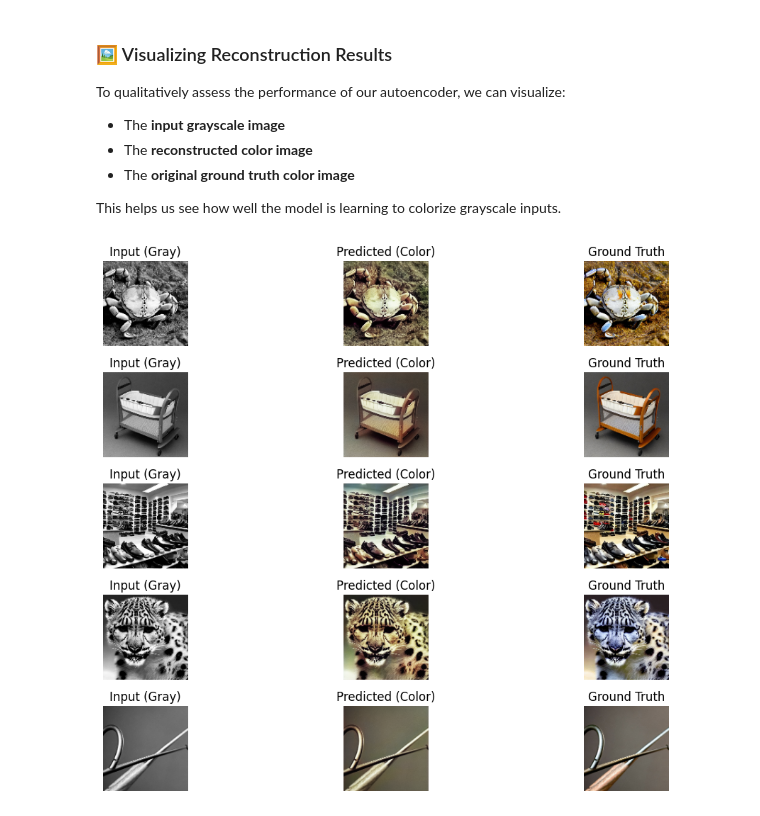
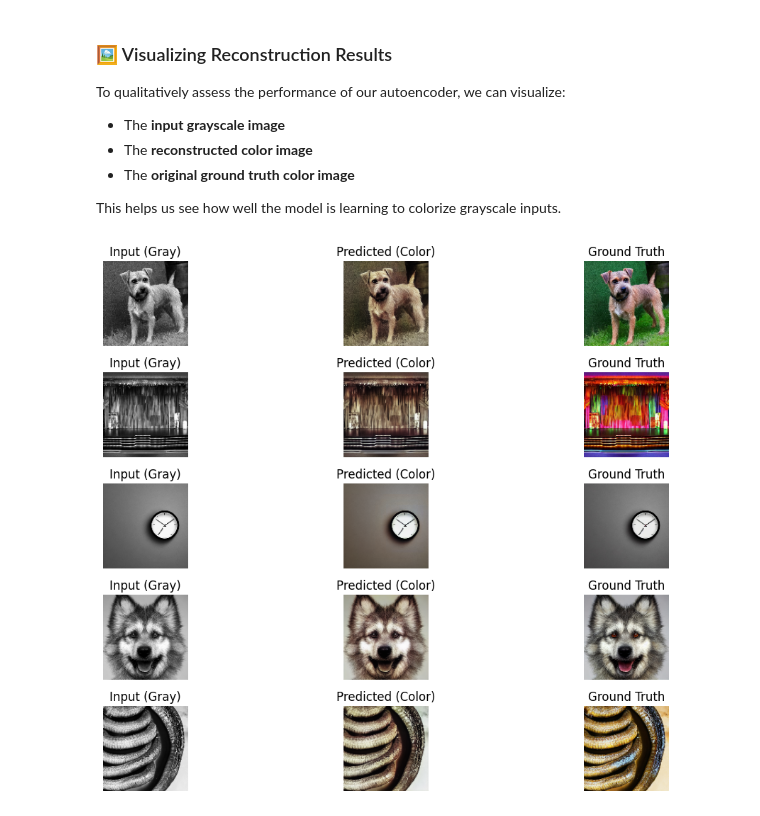
Before and after one commit to wassimrahmoun/ColorNet, a Jupyter notebook: notebook/colornet.ipynb, the cells around one changed output. Drawn from its saved outputs; the diff is of its cells as text; code cells hidden in the pictures.

```diff
--- a/notebook/colornet.ipynb
+++ b/notebook/colornet.ipynb
@@ -376,3 +396,6 @@ grayscale_imgs, real_color_imgs = test_batch
+# %%
+test_batch = next(iter(val_dataset.take(2)))
+grayscale_imgs, real_color_imgs = test_batch
 # %%
 predicted_color_imgs = autoencoder.predict(grayscale_imgs)
 # %% [output]
@@ -390,27 +413,27 @@ This helps us see how well the model is learning to colorize grayscale inputs.
 # %%
 n = 5
 plt.figure(figsize=(12, 8))
 
 for i in range(n):
     # Grayscale input
     plt.subplot(n, 3, i*3 + 1)
-    plt.imshow(tf.squeeze(grayscale_imgs[i]), cmap='gray')
+    plt.imshow(tf.squeeze(grayscale_imgs[i+35]), cmap='gray')
     plt.title("Input (Gray)")
     plt.axis('off')
 
     # Colorized output
     plt.subplot(n, 3, i*3 + 2)
-    plt.imshow(predicted_color_imgs[i])
+    plt.imshow(predicted_color_imgs[i+35])
     plt.title("Predicted (Color)")
     plt.axis('off')
 
     # Ground truth color
     plt.subplot(n, 3, i*3 + 3)
-    plt.imshow(real_color_imgs[i])
+    plt.imshow(real_color_imgs[i+35])
     plt.title("Ground Truth")
     plt.axis('off')
 
 plt.tight_layout()
 plt.show()
 # %% [output]
-[figure, old version]
+[figure, new version]
```
Also changed, not shown: parts of 11 cells of this notebook, 3 other files.
